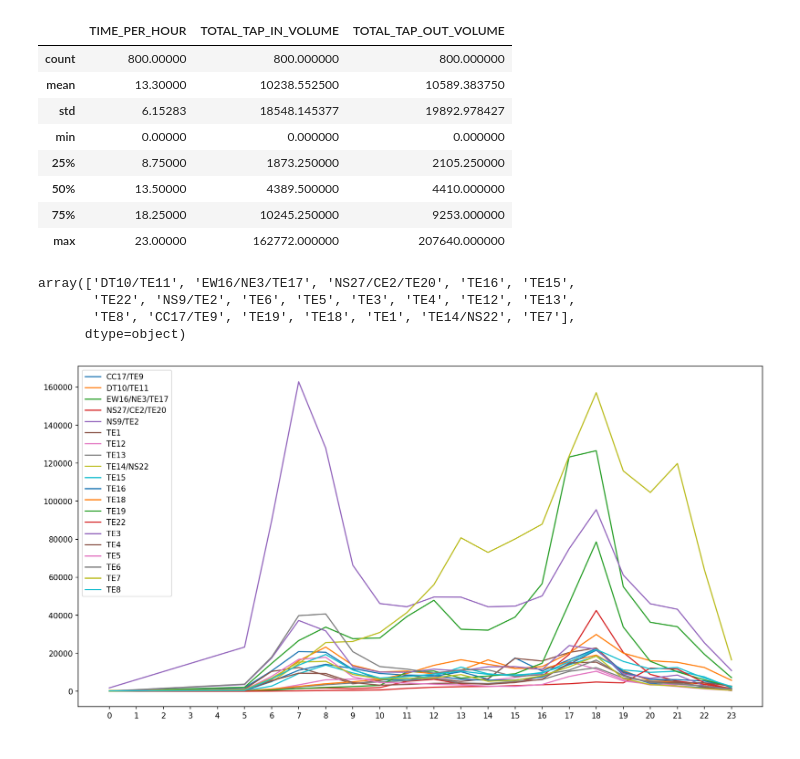
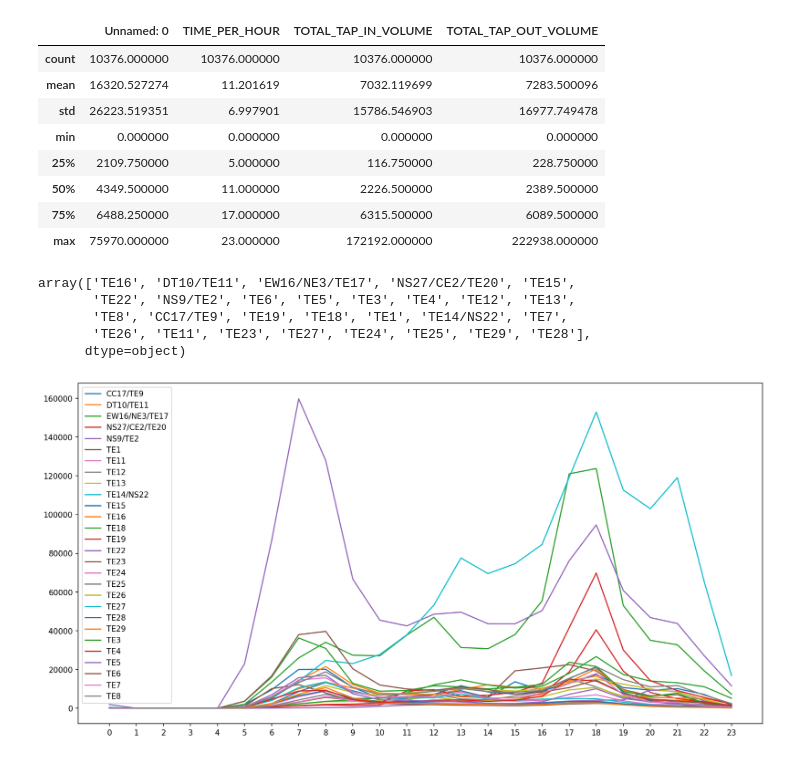
Before and after one commit to FreedomXV/GNAR-FYP, a Jupyter notebook: Data Processing/exploratory_data_analysis.ipynb, the cells around one changed output. Cells and saved outputs as stored; diff of their text form; code cells hidden in the pictures.

Commit message:
Updated master data and EDA notebooks

```diff
--- a/Data Processing/exploratory_data_analysis.ipynb
+++ b/Data Processing/exploratory_data_analysis.ipynb
@@ -4,7 +4,7 @@ import pandas as pd
 import matplotlib.pyplot as plt
 import seaborn as sb
 # %%
-mrt_df = pd.read_csv('Data\LTA API\PassengerVolumeByTrainStations\\transport_node_train_202408.csv')
+mrt_df = pd.read_csv('Data\Master Sets\TrainStationMaster.csv')
 # %%
 mrt_df.head()
 # %% [output]
@@ -46,37 +46,40 @@ mrt_thomson_ec_df
 # %%
 mrt_thomson_ec_df.describe()
 # %% [output]
-|  | TIME_PER_HOUR | TOTAL_TAP_IN_VOLUME | TOTAL_TAP_OUT_VOLUME |
-| count | 800.00000 | 800.000000 | 800.000000 |
-| mean | 13.30000 | 10238.552500 | 10589.383750 |
-| std | 6.15283 | 18548.145377 | 19892.978427 |
-| min | 0.00000 | 0.000000 | 0.000000 |
-| 25% | 8.75000 | 1873.250000 | 2105.250000 |
-| 50% | 13.50000 | 4389.500000 | 4410.000000 |
-| 75% | 18.25000 | 10245.250000 | 9253.000000 |
-| max | 23.00000 | 162772.000000 | 207640.000000 |
+|  | Unnamed: 0 | TIME_PER_HOUR | TOTAL_TAP_IN_VOLUME | TOTAL_TAP_OUT_VOLUME |
+| count | 10376.000000 | 10376.000000 | 10376.000000 | 10376.000000 |
+| mean | 16320.527274 | 11.201619 | 7032.119699 | 7283.500096 |
+| std | 26223.519351 | 6.997901 | 15786.546903 | 16977.749478 |
+| min | 0.000000 | 0.000000 | 0.000000 | 0.000000 |
+| 25% | 2109.750000 | 5.000000 | 116.750000 | 228.750000 |
+| 50% | 4349.500000 | 11.000000 | 2226.500000 | 2389.500000 |
+| 75% | 6488.250000 | 17.000000 | 6315.500000 | 6089.500000 |
+| max | 75970.000000 | 23.000000 | 172192.000000 | 222938.000000 |
 # %%
 mrt_thomson_ec_df['PT_CODE'].unique()
 # %% [output]
-array(['DT10/TE11', 'EW16/NE3/TE17', 'NS27/CE2/TE20', 'TE16', 'TE15',
+array(['TE16', 'DT10/TE11', 'EW16/NE3/TE17', 'NS27/CE2/TE20', 'TE15',
        'TE22', 'NS9/TE2', 'TE6', 'TE5', 'TE3', 'TE4', 'TE12', 'TE13',
-       'TE8', 'CC17/TE9', 'TE19', 'TE18', 'TE1', 'TE14/NS22', 'TE7'],
+       'TE8', 'CC17/TE9', 'TE19', 'TE18', 'TE1', 'TE14/NS22', 'TE7',
+       'TE26', 'TE11', 'TE23', 'TE27', 'TE24', 'TE25', 'TE29', 'TE28'],
       dtype=object)
 # %%
 plt.figure(figsize=(16, 8), dpi=150)
 
 stations = mrt_thomson_ec_df['PT_CODE'].unique()
 stations.sort()
 
 for pt in stations:
     temp_df = mrt_thomson_ec_df[mrt_thomson_ec_df['DAY_TYPE'] == 'WEEKDAY'].copy()
     temp_df = temp_df[temp_df['PT_CODE'] == pt].copy().sort_values(by='TIME_PER_HOUR')
-    plt.plot(temp_df['TIME_PER_HOUR'], temp_df['TOTAL_TAP_IN_VOLUME'], label = pt)
+    temp_df = temp_df.groupby('TIME_PER_HOUR')['TOTAL_TAP_IN_VOLUME'].mean()
+
+    plt.plot(temp_df, label = pt)
 
 plt.legend()
 plt.xticks(np.arange(0, 24, 1.0))
 plt.show()
 
 # Peak periods at 7.30am and 6pm (going in and back from work) for weekdays
 # %% [output]
-[figure, old version]
+[figure, new version]
```
Also changed, not shown: parts of 6 cells of this notebook, 7 other files.
